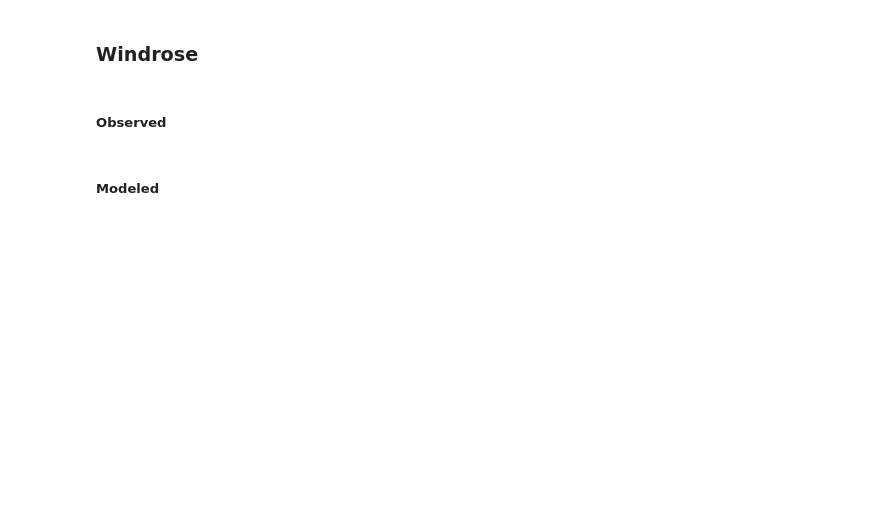
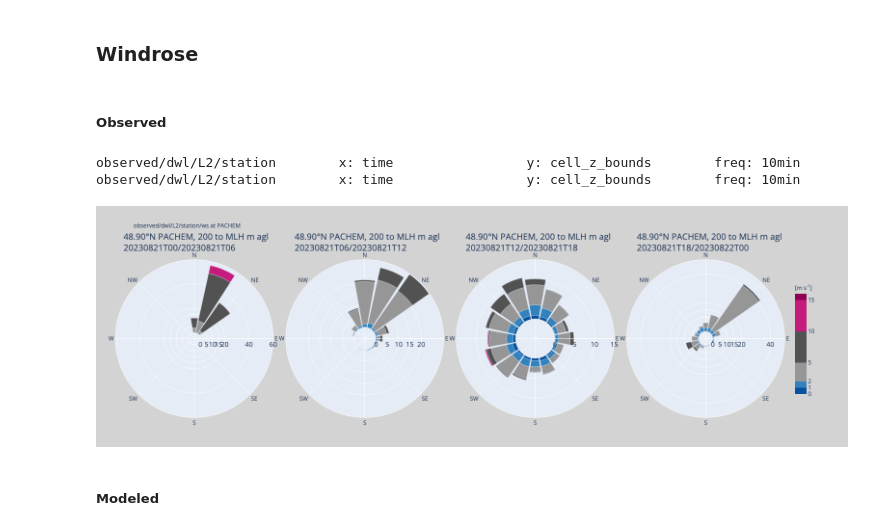
Before and after one commit to z--m-n/urbanair-dm, a Jupyter notebook: analysis/notebooks/comparison_stats.ipynb, the cells around one changed output. Drawn from its saved outputs; the diff is of its cells as text; code cells hidden in the pictures; blank space fills up the shorter version.

```diff
--- a/analysis/notebooks/comparison_stats.ipynb
+++ b/analysis/notebooks/comparison_stats.ipynb
@@ -62,7 +62,8 @@ def get_dataarray_dict(dv_dict, dtd):
     # plot data
     dad = {}
     for key in list(dv_dict.keys()):
-        dad[key] = datatree_to_dataarray(dtd, dv_dict, key)
+        if key in dtd:
+            dad[key] = datatree_to_dataarray(dtd, dv_dict, key)
     return dad
 # %%
 def get_masked_dataarray_dict(dv_dict, dad, mv_keys):
@@ -114,7 +115,9 @@ def get_masked_dataarray_dict(dv_dict, dad, mv_keys):
                 if "mask" in dv_dict[mey]
                 else True
             )
-            dm = xr.where(xr.ufuncs.less_equal(da[ny],dm), bool1, np.logical_not(bool1))
+            dm = xr.where(
+                xr.ufuncs.less_equal(da[ny], dm), bool1, np.logical_not(bool1)
+            )
             da = xr.where(dm, da, np.nan)
 
             dam[f"{key} || {mey}"] = dm
@@ -458,5 +628,42 @@ put_fig_dataarray_dict(dv_dict, fhd, file_name="fig_2", station_id=station_id)
 # %% [markdown]
 ##### Observed
+# %%
+# data var configuration
+dv_opts1 = {
+    "observed/dwl/L2/station": dict(
+        z={
+            "name": "ws",
+            "sel": dict(
+                channel_id=1,  # ...  model configuration (2=STATION model)
+                cell_mode=2,  # ... sampling mode (2=entire-level)
+                channel_mode=1,  # ... channel from stats computations (0=stare,1=vad)
+            ),
+        },
+    ),
+}
+dv_opts2 = {
+    "observed/dwl/L2/station": dict(
+        z={
+            "name": "wdir",
+            "sel": dict(
+                channel_id=1,  # ...  model configuration (2=STATION model)
+                cell_mode=2,  # ... sampling mode (2=entire-level)
+                channel_mode=1,  # ... channel from stats computations (0=stare,1=vad)
+            ),
+        },
+    ),
+}
+# %%
+fhd, opd = plot_dt_windrose(
+    dv_opts1, dv_opts2, x_delta="6h", station_id_list=[station_id]
+)
+put_fig_dataarray_dict(
+    dv_opts1, fhd, file_name="fig_3", station_id=station_id, time_bounds="6h"
+)
+# %% [output]
+observed/dwl/L2/station        x: time                 y: cell_z_bounds        freq: 10min
+observed/dwl/L2/station        x: time                 y: cell_z_bounds        freq: 10min
+[figure, added]
 # %%
 # data var configuration
 dv_opts1 = {
```
Also changed, not shown: parts of 23 cells of this notebook, 2 other files.
